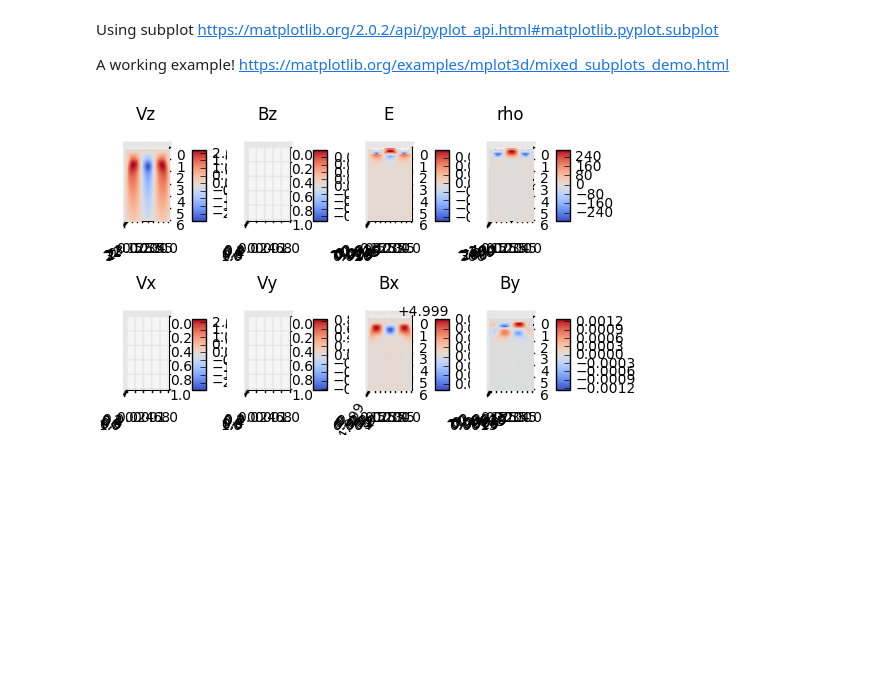
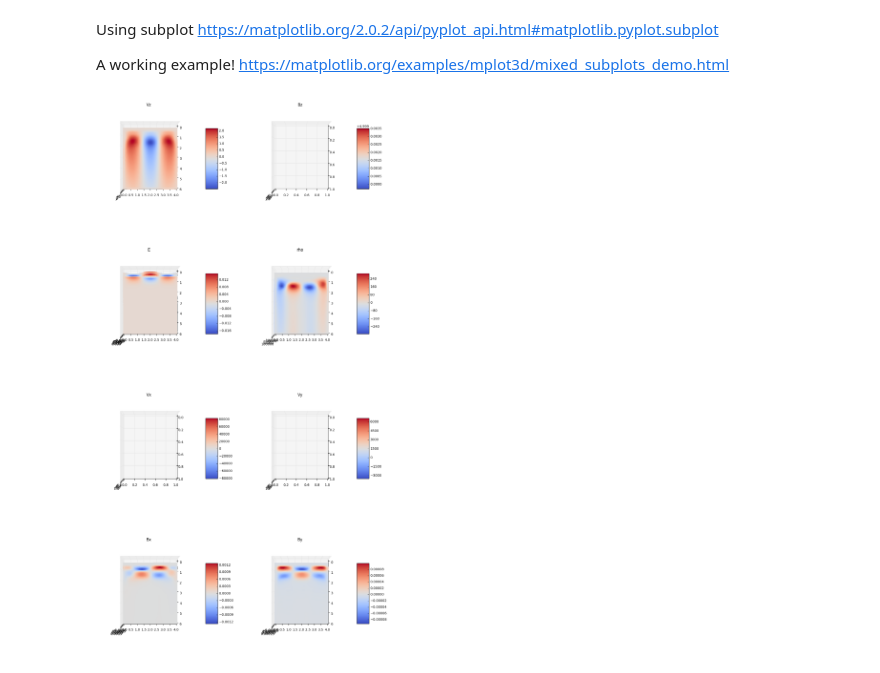
Before and after one commit to mikeg64/smaug_realpmode, a Jupyter notebook: python/jupyter/subplot.ipynb, the cells around one changed output. Saved outputs shown, nothing was run; the diff lists cells and outputs as text; code cells hidden in the pictures; blank space fills up the shorter version.

Commit message:
Simulation for 100G vertical field started. Revised python script for subplots resized and using subplots validated against IDL scripts

```diff
--- a/python/jupyter/subplot.ipynb
+++ b/python/jupyter/subplot.ipynb
@@ -113,8 +113,8 @@ dens=alldat[0,:,:,:]
 X=alldat[0,64,:,:]/1.0e6
 Y=alldat[1,64,:,:]/1.0e6
 vx=alldat[4,64,:,:]/(alldat[3,64,:,:]+alldat[12,64,:,:])
-vy=alldat[5,64,:,:]/(alldat[3,64,:,:]+alldat[12,64,:,:])
-vz=alldat[6,64,:,:]/(alldat[3,64,:,:]+alldat[12,64,:,:])
+vy=100000*alldat[5,64,:,:]/(alldat[3,64,:,:]+alldat[12,64,:,:])
+vz=100000*alldat[6,64,:,:]/(alldat[3,64,:,:]+alldat[12,64,:,:])
 rho=(alldat[3,64,:,:])*1.0e12
 e=alldat[7,64,:,:]
 #vx=alldat[4,64,:,:]
@@ -129,9 +129,9 @@ https://matplotlib.org/2.0.2/api/pyplot_api.html#matplotlib.pyplot.subplot
 A working example!
 https://matplotlib.org/examples/mplot3d/mixed_subplots_demo.html
 # %%
-fig = plt.figure()
+fig = plt.figure(figsize=(15,30))
 
-ax = fig.add_subplot(2, 4, 1, projection='3d', title='Vz')
+ax = fig.add_subplot(4, 2, 1, projection='3d', title='Vz')
 
 
 surf = ax.plot_surface(X, Y, vx, rstride=1, cstride=1, cmap=cm.coolwarm,
@@ -142,10 +142,10 @@ fig.colorbar(surf, shrink=0.5, aspect=5)
 
 
 
-abz = fig.add_subplot(2, 4, 2, projection='3d', title='Bz')
+abz = fig.add_subplot(4, 2, 2, projection='3d', title='Bz')
 
 
-surfbz = abx.plot_surface(X, Y, bz, rstride=1, cstride=1, cmap=cm.coolwarm,
+surfbz = abx.plot_surface(X, Y, bx, rstride=1, cstride=1, cmap=cm.coolwarm,
                        linewidth=0, antialiased=False)
 
 abz.view_init(elev=90,azim=0)
@@ -153,7 +153,7 @@ fig.colorbar(surfbz, shrink=0.5, aspect=5)
 
 
 
-ae = fig.add_subplot(2, 4, 3, projection='3d', title='E')
+ae = fig.add_subplot(4, 2, 3, projection='3d', title='E')
 
 
 surfe = ae.plot_surface(X, Y, e, rstride=1, cstride=1, cmap=cm.coolwarm,
@@ -166,7 +166,7 @@ fig.colorbar(surfe, shrink=0.5, aspect=5)
 
 
 
-arho = fig.add_subplot(2, 4, 4, projection='3d', title='rho')
+arho = fig.add_subplot(4, 2, 4, projection='3d', title='rho')
 
 
 surfrho = arho.plot_surface(X, Y, rho, rstride=1, cstride=1, cmap=cm.coolwarm,
@@ -178,20 +178,20 @@ fig.colorbar(surfrho, shrink=0.5, aspect=5)
 
 
 
-avx = fig.add_subplot(2, 4, 5, projection='3d', title='Vx')
+avx = fig.add_subplot(4, 2, 5, projection='3d', title='Vx')
 
 
-surfvx = arho.plot_surface(X, Y, vx, rstride=1, cstride=1, cmap=cm.coolwarm,
+surfvx = arho.plot_surface(X, Y, vy, rstride=1, cstride=1, cmap=cm.coolwarm,
                        linewidth=0, antialiased=False)
 
 avx.view_init(elev=90,azim=0)
 fig.colorbar(surfvx, shrink=0.5, aspect=5)
 
 
-avy = fig.add_subplot(2, 4, 6, projection='3d', title='Vy')
+avy = fig.add_subplot(4, 2, 6, projection='3d', title='Vy')
 
 
-surfvy = arho.plot_surface(X, Y, vy, rstride=1, cstride=1, cmap=cm.coolwarm,
+surfvy = arho.plot_surface(X, Y, vz, rstride=1, cstride=1, cmap=cm.coolwarm,
                        linewidth=0, antialiased=False)
 
 avy.view_init(elev=90,azim=0)
@@ -200,35 +200,35 @@ fig.colorbar(surfvy, shrink=0.5, aspect=5)
 
 
 
-abx = fig.add_subplot(2, 4, 7, projection='3d', title='Bx')
+abx = fig.add_subplot(4, 2, 7, projection='3d', title='Bx')
 
 
-surfbx = abx.plot_surface(X, Y, bx, rstride=1, cstride=1, cmap=cm.coolwarm,
+surfbx = abx.plot_surface(X, Y, by, rstride=1, cstride=1, cmap=cm.coolwarm,
                        linewidth=0, antialiased=False)
 
 abx.view_init(elev=90,azim=0)
 fig.colorbar(surfbx, shrink=0.5, aspect=5)
 
 
 
 
-aby = fig.add_subplot(2, 4, 8, projection='3d', title='By')
+aby = fig.add_subplot(4, 2, 8, projection='3d', title='By')
 
 
-surfby = aby.plot_surface(X, Y, by, rstride=1, cstride=1, cmap=cm.coolwarm,
+surfby = aby.plot_surface(X, Y, bz, rstride=1, cstride=1, cmap=cm.coolwarm,
                        linewidth=0, antialiased=False)
 
 aby.view_init(elev=90,azim=0)
 fig.colorbar(surfby, shrink=0.5, aspect=5)
 
 
 
 
 
 
 
 
 
 plt.show()
 # %% [output]
-[figure, old version]
+[figure, new version]
```
Also changed, not shown: 5 other files.
